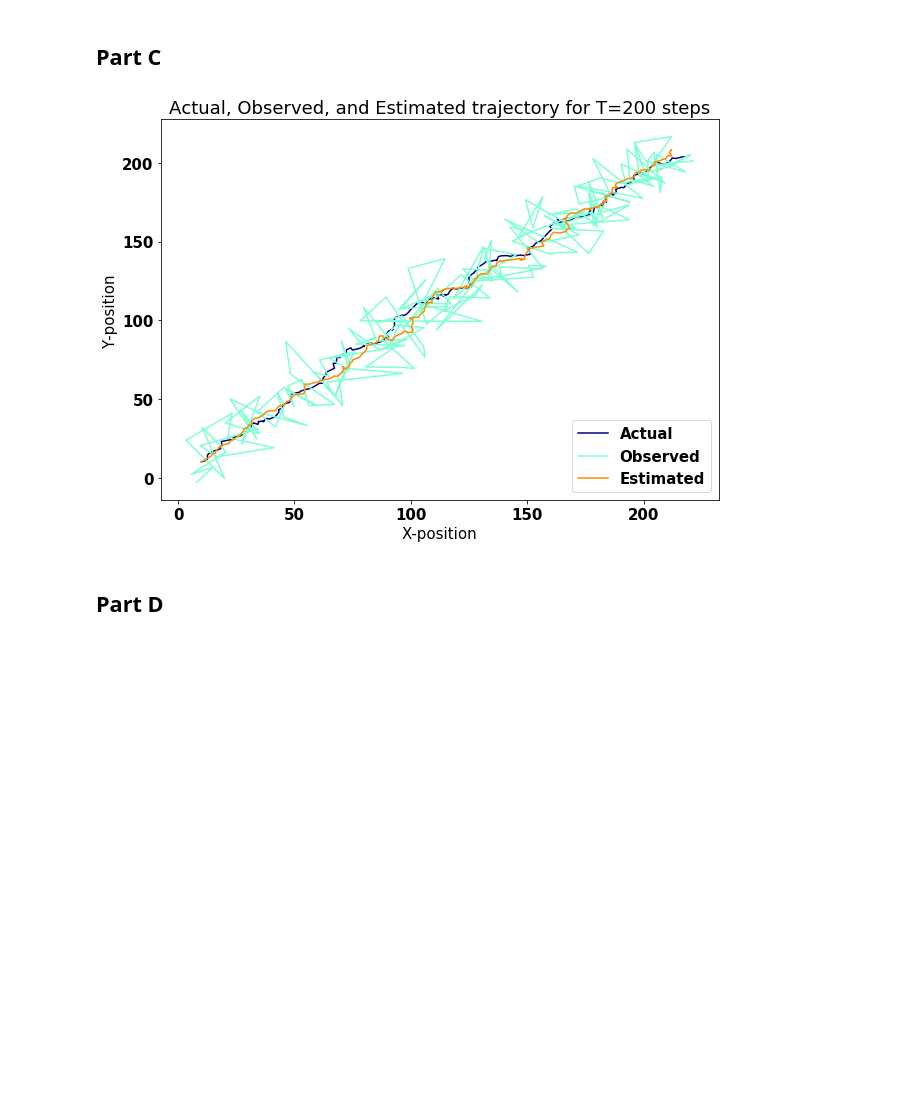
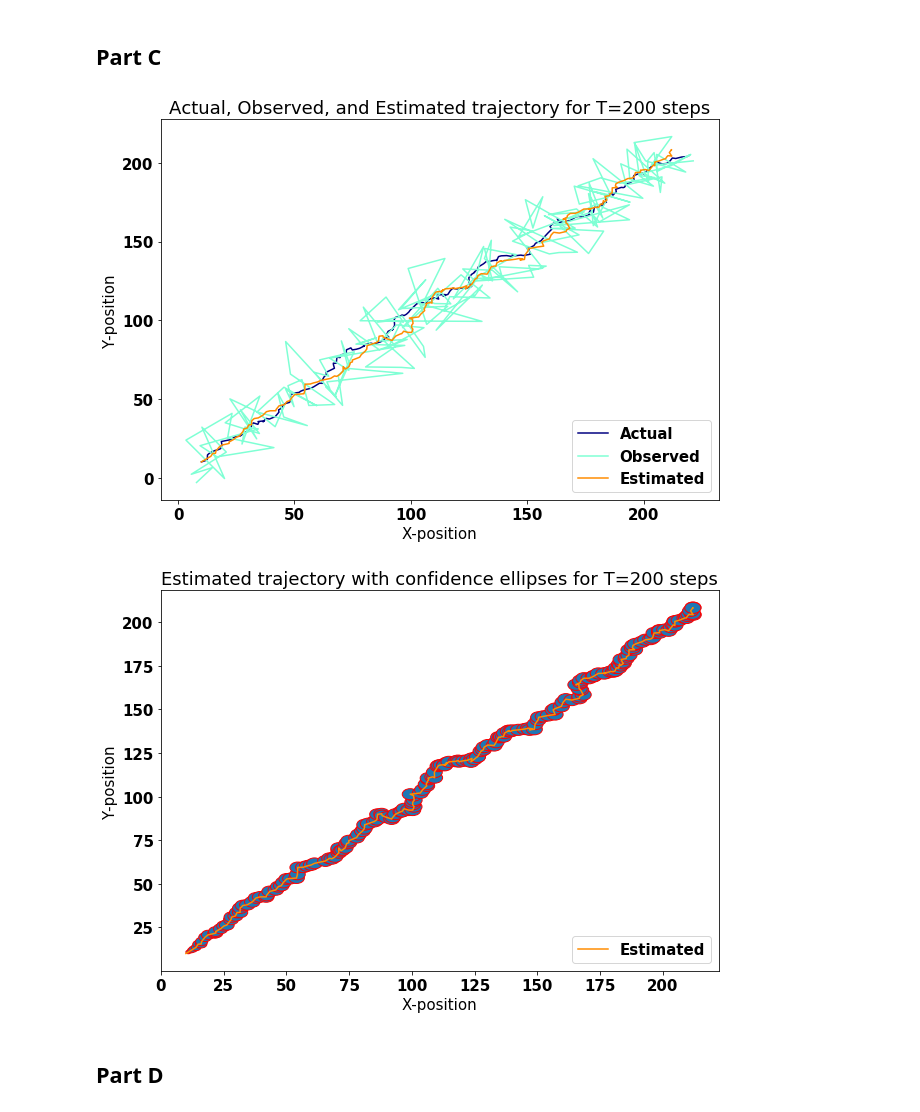
Before and after one commit to rajat499/position-estimation, a Jupyter notebook: airplane-estimation.ipynb, the cells around one changed output. Saved outputs shown, nothing was run; the diff lists cells and outputs as text; code cells hidden in the pictures; blank space fills up the shorter version.

```diff
--- a/airplane-estimation.ipynb
+++ b/airplane-estimation.ipynb
@@ -53,3 +55,17 @@ def Q():
 # %%
 def noise(cov):
     return np.random.multivariate_normal(np.zeros(cov.shape[0]), cov).reshape(-1,1)
+# %%
+## The code for drawing ellipses is inspired from https://matplotlib.org/devdocs/gallery/statistics/confidence_ellipse.html
+def draw_ellipse(mu, sigma, ax):
+
+    p = sigma[0, 1]/np.sqrt(sigma[0, 0] * sigma[1, 1])
+    ellipse = Ellipse((0, 0), width=2*np.sqrt(1+p), height=2*np.sqrt(1-p), edgecolor="red", facecolor=None)
+    s_x, s_y = np.sqrt(sigma[0,0]), np.sqrt(sigma[1,1])
+    transf = transforms.Affine2D() \
+    .rotate_deg(45) \
+    .scale(s_x, s_y) \
+    .translate(mu[0, 0], mu[1, 0])
+
+    ellipse.set_transform(transf + ax.transData)
+    ax.add_patch(ellipse)
@@ -104,34 +123,48 @@ vel_y = 1
 X = np.asarray([[initial_x],[initial_y],[vel_x],[vel_y]])
 mu = X
 std = 0.01
+sigma_q = 10
 sigma = np.eye(mu.shape[0])*(std**2)
 actual = [X]
 observed = [(Ct @ X) + noise(Q())]
 estimated_pos = [mu]
 estimated_dev = [sigma]
 for i in range(T):
     new_mu, new_sigma = kalman(estimated_pos[-1], estimated_dev[-1], ut(), observed[-1])
     estimated_pos.append(new_mu)
     estimated_dev.append(new_sigma)
     X = (At @ X) + noise(R())
     actual.append(X)
     observed.append((Ct @ X) + noise(Q()))
 
 actual = np.asarray(actual)
 observed = np.asarray(observed)
 estimated_pos = np.asarray(estimated_pos)
 estimated_dev = np.asarray(estimated_dev)
 
 fig, ax = plt.subplots(1, 1, figsize =(10, 7))
 ax.plot(actual[:, 0, 0], actual[:, 1, 0], label="Actual", color="navy")
 ax.plot(observed[:, 0, 0], observed[:, 1, 0], label="Observed", color="aquamarine")
 ax.plot(estimated_pos[:, 0, 0], estimated_pos[:, 1, 0], label="Estimated", color="darkorange")
 
 ax.set_title("Actual, Observed, and Estimated trajectory for T="+str(T)+" steps")
 ax.set_xlabel("X-position")
 ax.set_ylabel("Y-position")
 ax.legend(loc='lower right')
 fig.savefig("plots/c_trajectory_t_"+str(T)+".png", bbox_inches="tight")
 plt.show()
+
+fig, ax = plt.subplots(1, 1, figsize =(10, 7))
+ax.plot(estimated_pos[:, 0, 0], estimated_pos[:, 1, 0], label="Estimated", color="darkorange")
+for j in range(len(estimated_dev)):
+    draw_ellipse(estimated_pos[j], estimated_dev[j], ax)
+
+ax.set_title("Estimated trajectory with confidence ellipses for T="+str(T)+" steps")
+ax.set_xlabel("X-position")
+ax.set_ylabel("Y-position")
+ax.legend(loc='lower right')
+fig.savefig("plots/c_ellipses_t_"+str(T)+".png", bbox_inches="tight")
+plt.show()
 # %% [output]
 [figure]
+[figure, added]
```
Also changed, not shown: parts of 10 cells of this notebook, 18 other files.
